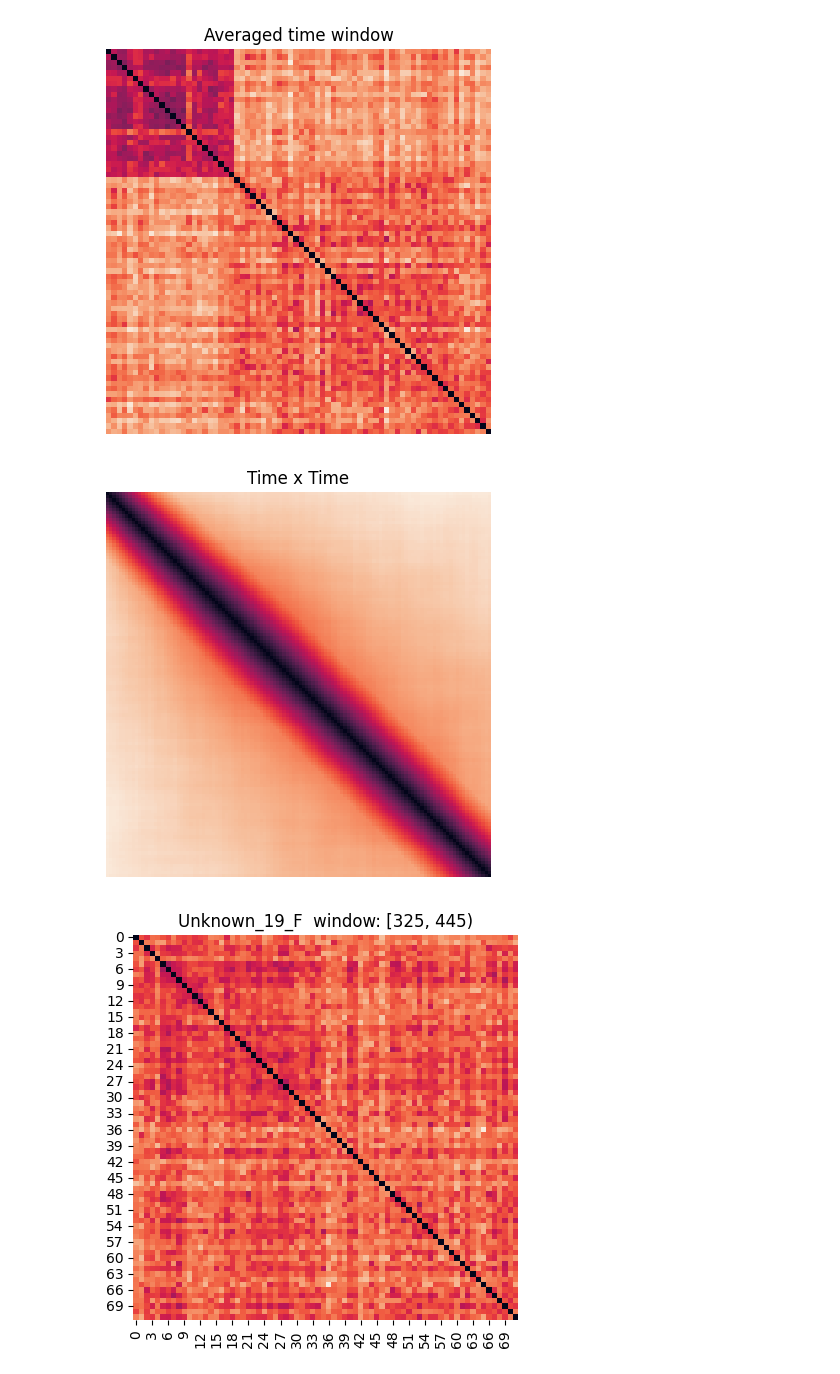
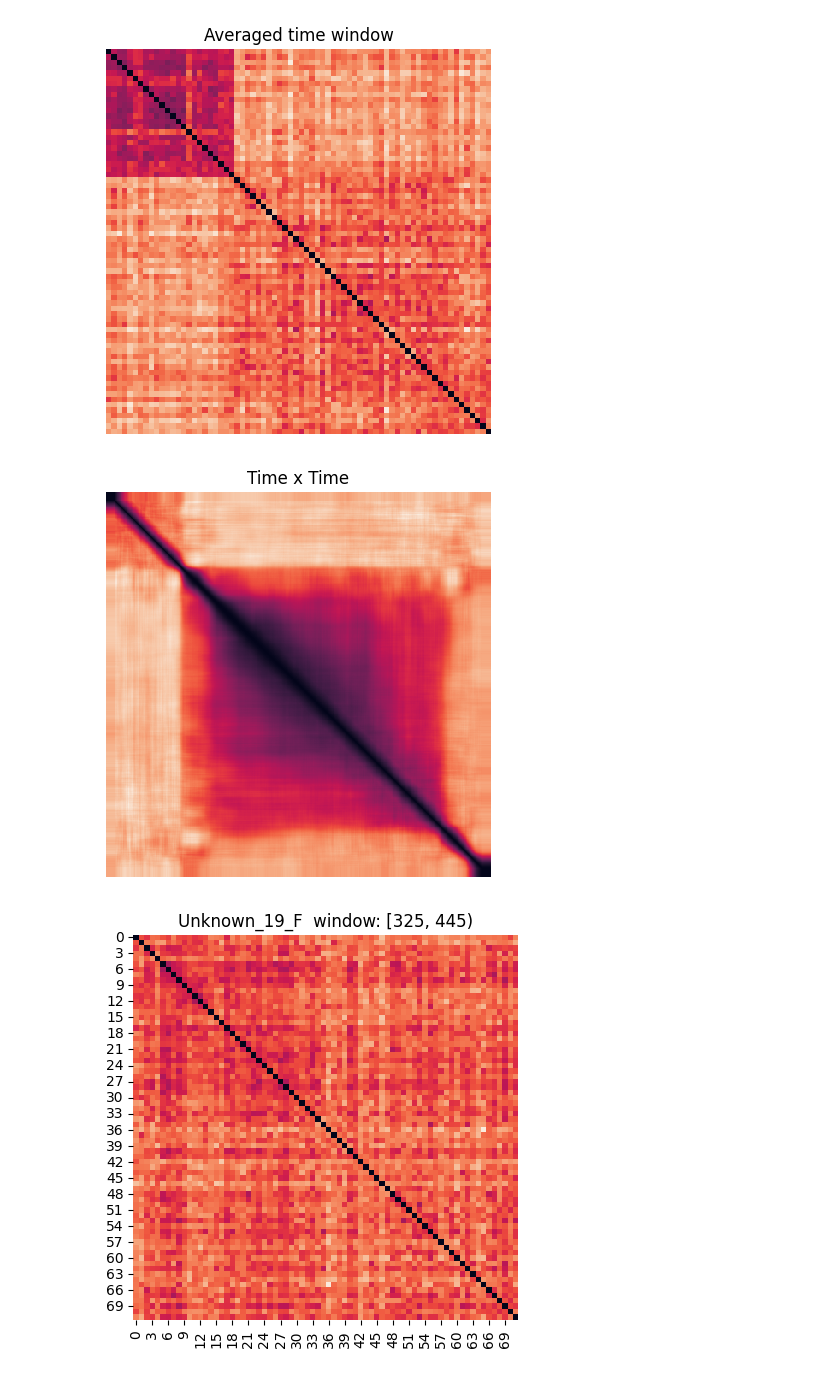
Before and after one commit to aimarvi/triplen, a Jupyter notebook: timextime/time_averaged.ipynb, the cells around one changed output. Drawn from its saved outputs; the diff is of its cells as text; code cells hidden in the pictures.

```diff
--- a/timextime/time_averaged.ipynb
+++ b/timextime/time_averaged.ipynb
@@ -58,20 +58,39 @@ plt.show()
 # %% [output]
 [figure]
 # %%
-ROI = "Unknown_19_F"
+ROI = "MF1_8_F"
 WIN = (150, 270)
+metric='correlation'
+start, stop = 0, 450
 
-R, _ = tut.static_rdm(dat, roi=ROI, scale=1072, tstart=150, tend=270)
+sig = dat[dat['p_value'] < 0.05]
+df = sig[sig['roi'] == ROI]
+if len(df) == 0:
+    raise ValueError(f"No data for ROI {ROI}")
+X = np.stack(df['img_psth'].to_numpy())          # (units, time, images)
+
+# restrict to desired time window
+Ximg = X[:, start:stop, 1000:]                    # (units, time, images)
+
+# time-by-RDV (one RDV per timepoint)
+Xrdv = np.array([
+    pdist(Ximg[:, t, :].T, metric='correlation')
+    for t in range(Ximg.shape[1])
+])  # (time, n_pairs)
+
+# # Spearman: rank-transform rows, then use correlation distance across time
+Xrank = np.apply_along_axis(rankdata, 1, Xrdv)
+R = squareform(pdist(Xrank, metric=metric))      # (time, time)
 
 fig, ax = plt.subplots(figsize=(6, 5))
 
 sns.heatmap(R, ax=ax, square=True, cbar=False)
 ax.set_title('Time x Time')
 ax.set_axis_off()
 
 plt.show()
 # %% [output]
-[figure, old version]
+[figure, new version]
 # %%
 ROI = "Unknown_19_F"
 
```
Also changed, not shown: 2 other files.
